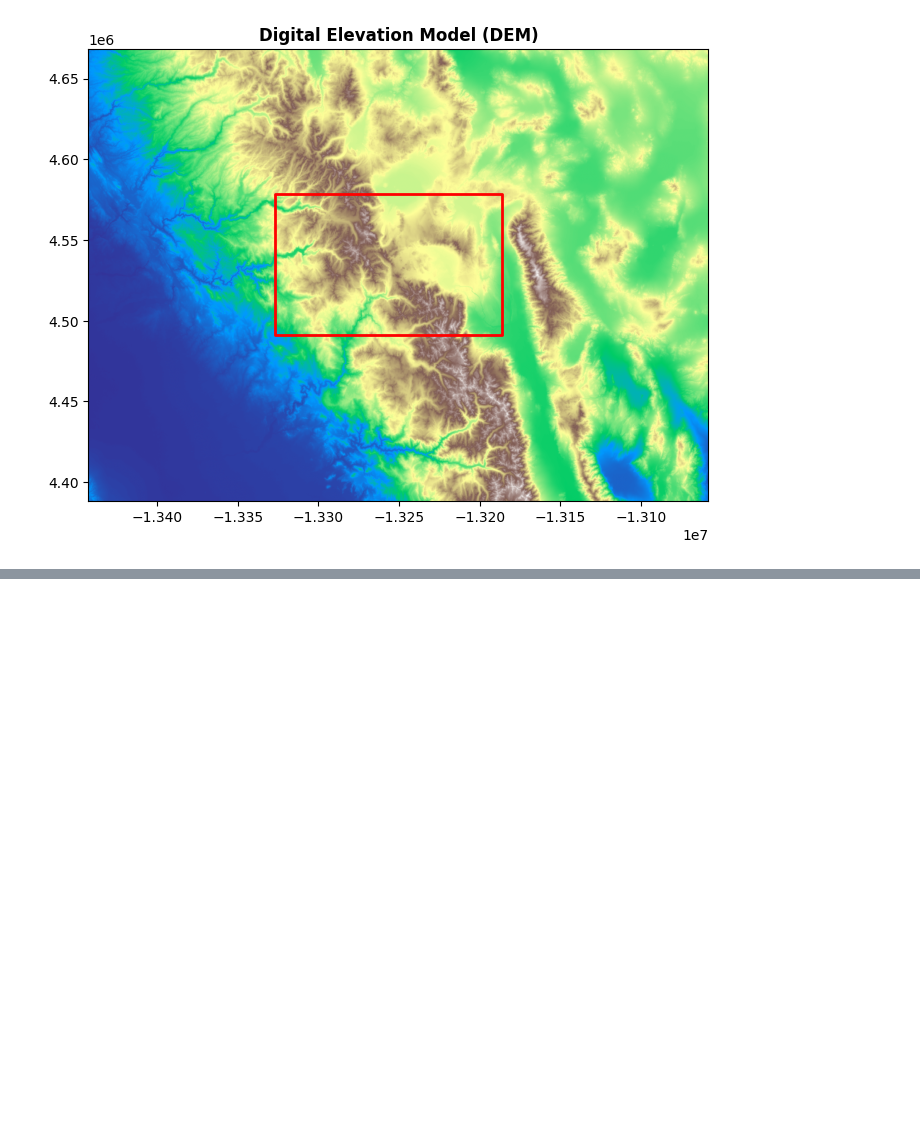
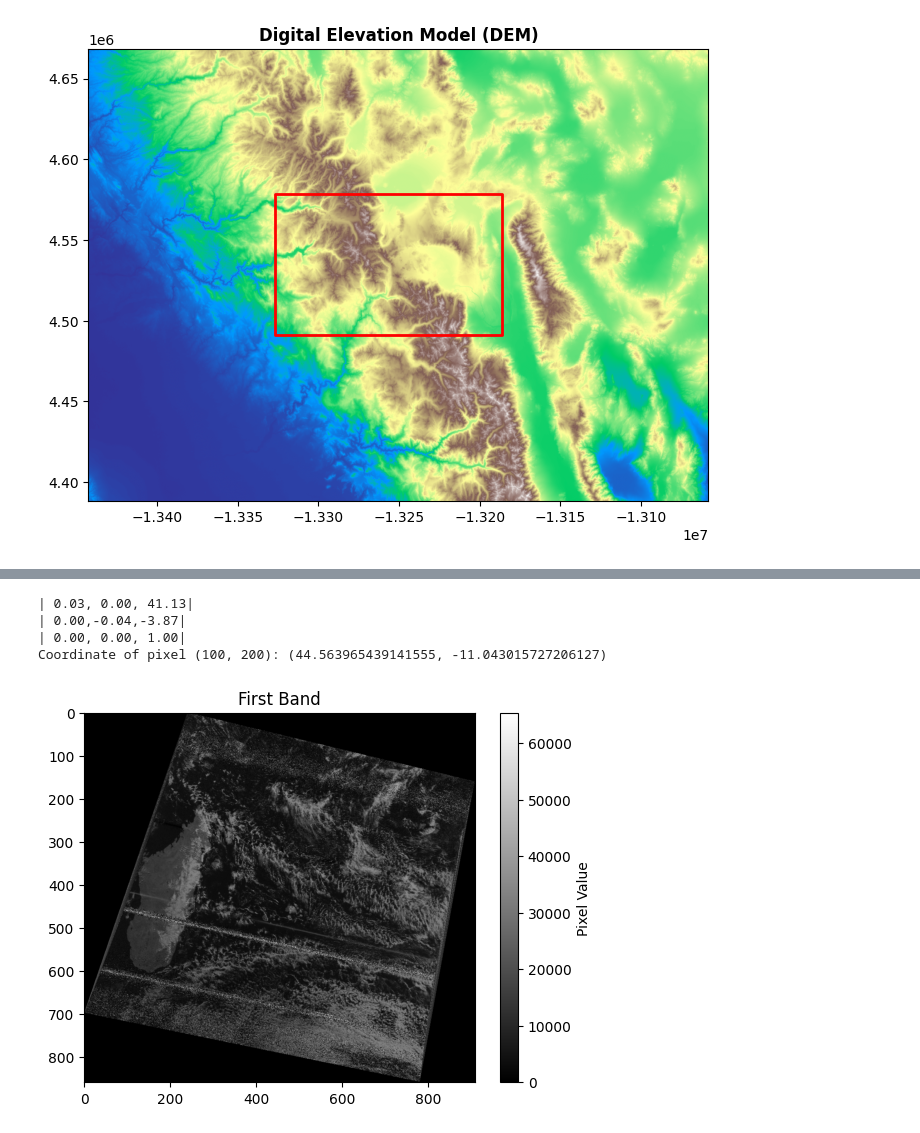
Before and after one commit to Danselem/dara_opsc, a Jupyter notebook: notebooks/raster.ipynb, the cells around one changed output, grey strips where cells are left out. Saved outputs shown, nothing was run; the diff lists cells and outputs as text; code cells hidden in the pictures; blank space fills up the shorter version.

```diff
--- a/notebooks/raster.ipynb
+++ b/notebooks/raster.ipynb
@@ -76,0 +91,18 @@ gdf.plot(ax=ax, edgecolor="red", facecolor="none", lw=2)
+# %%
+import rasterio
+
+# Path to your GeoTIFF file
+tif_path = "AVHRR-2-Georeferenced.tif"
+
+# Open the GeoTIFF
+with rasterio.open(tif_path) as dataset:
+    print("Driver:", dataset.driver)
+    print("Width:", dataset.width)
+    print("Height:", dataset.height)
+    print("Number of bands:", dataset.count)
+    print("Coordinate reference system:", dataset.crs)
+    print("Bounds:", dataset.bounds)
+
+    # Read the first band
+    band1 = dataset.read(1)
+    print("Band 1 shape:", band1.shape)
@@ -76,0 +117,21 @@ gdf.plot(ax=ax, edgecolor="red", facecolor="none", lw=2)
+# %%
+# Transform gives you pixel-to-world coordinate mapping
+print(dataset.transform)
+
+# Example: convert pixel (col, row) to geographic coordinates
+x, y = dataset.transform * (100, 200)
+print(f"Coordinate of pixel (100, 200): ({x}, {y})")
+# %% [output]
+| 0.03, 0.00, 41.13|
+| 0.00,-0.04,-3.87|
+| 0.00, 0.00, 1.00|
+Coordinate of pixel (100, 200): (44.563965439141555, -11.043015727206127)
+# %%
+import matplotlib.pyplot as plt
+
+plt.imshow(band1, cmap='gray')
+plt.title("First Band")
+plt.colorbar(label="Pixel Value")
+plt.show()
+# %% [output]
+[figure, added]
```
Also changed, not shown: parts of 2 cells of this notebook.
